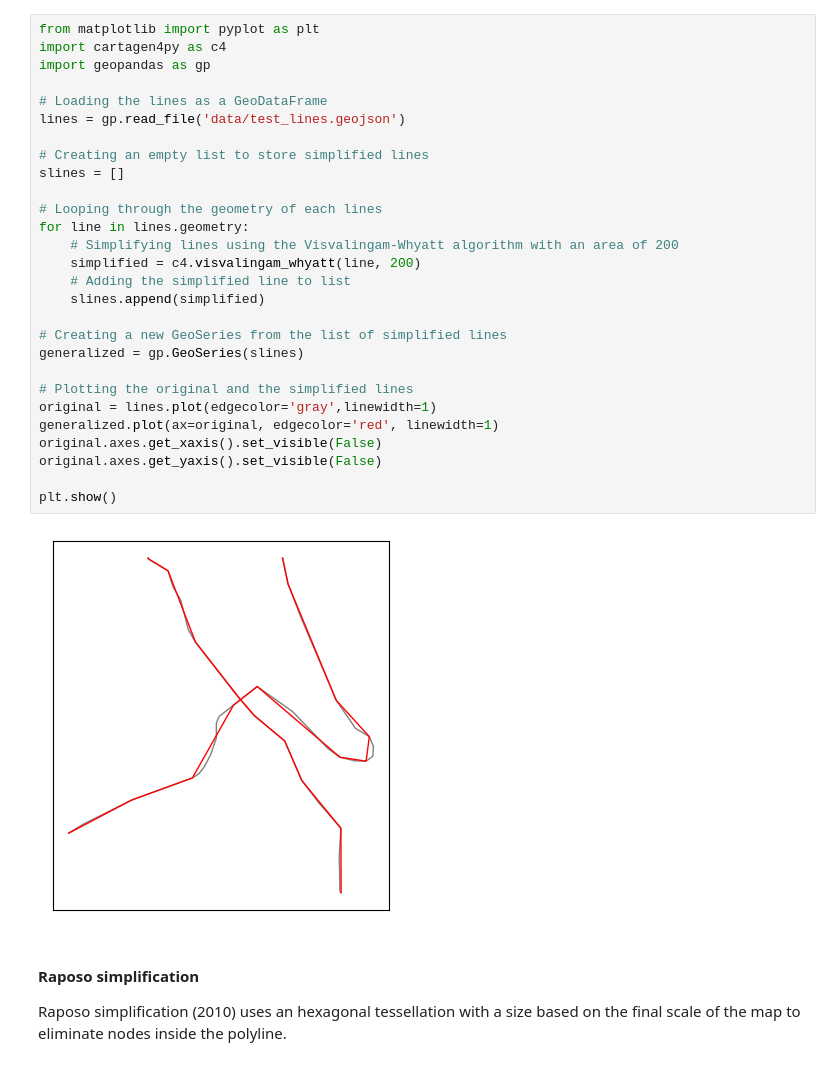
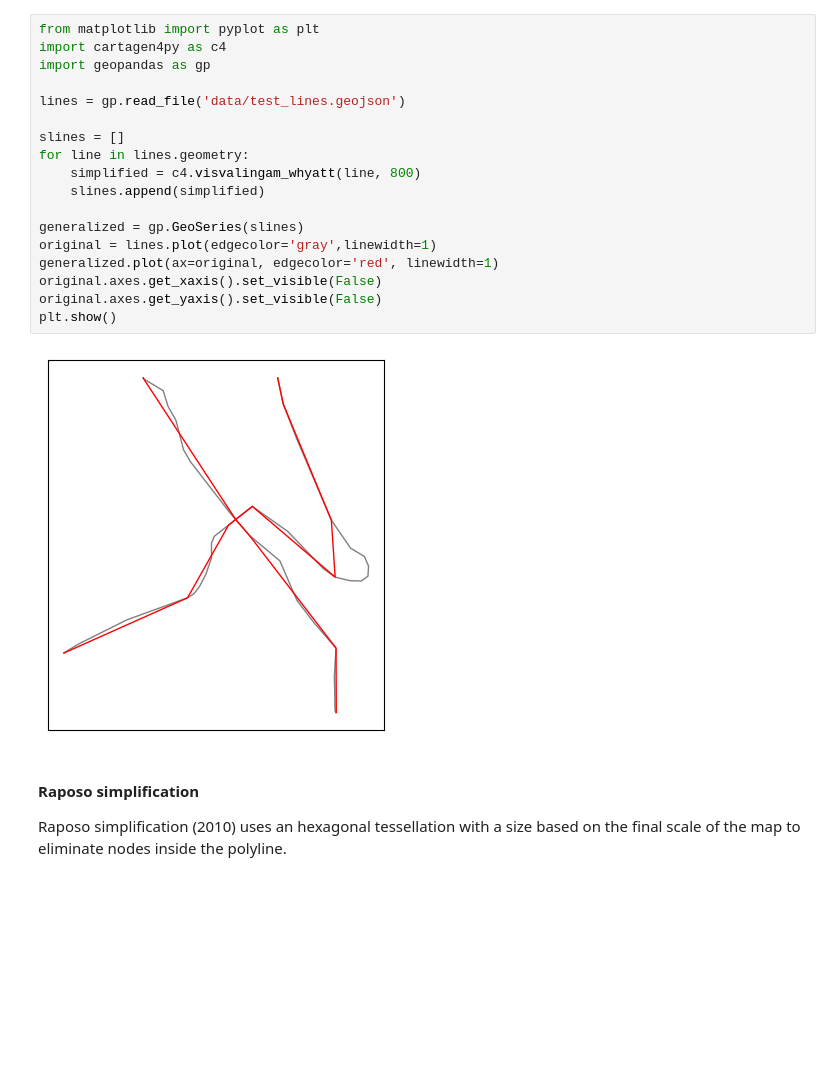
Before and after one commit to LostInZoom/cartagen, a Jupyter notebook: notebooks/cartagen4py.ipynb, the cells around one changed output. Cells and saved outputs as stored; diff of their text form; blank space fills up the shorter version.

```diff
--- a/notebooks/cartagen4py.ipynb
+++ b/notebooks/cartagen4py.ipynb
@@ -15,33 +15,23 @@ Visvalingam-Whyatt simplification (1993) uses triangular areas to eliminate node
 # %%
 from matplotlib import pyplot as plt
 import cartagen4py as c4
 import geopandas as gp
 
-# Loading the lines as a GeoDataFrame
 lines = gp.read_file('data/test_lines.geojson')
 
-# Creating an empty list to store simplified lines
 slines = []
-
-# Looping through the geometry of each lines
 for line in lines.geometry:
-    # Simplifying lines using the Visvalingam-Whyatt algorithm with an area of 200
-    simplified = c4.visvalingam_whyatt(line, 200)
-    # Adding the simplified line to list
+    simplified = c4.visvalingam_whyatt(line, 800)
     slines.append(simplified)
 
-# Creating a new GeoSeries from the list of simplified lines
 generalized = gp.GeoSeries(slines)
-
-# Plotting the original and the simplified lines
 original = lines.plot(edgecolor='gray',linewidth=1)
 generalized.plot(ax=original, edgecolor='red', linewidth=1)
 original.axes.get_xaxis().set_visible(False)
 original.axes.get_yaxis().set_visible(False)
-
 plt.show()
 # %% [output]
-[figure, old version]
+[figure, new version]
 # %% [markdown]
 #### Raposo simplification
 
```
Also changed, not shown: parts of 1 cell of this notebook, 54 other files.
